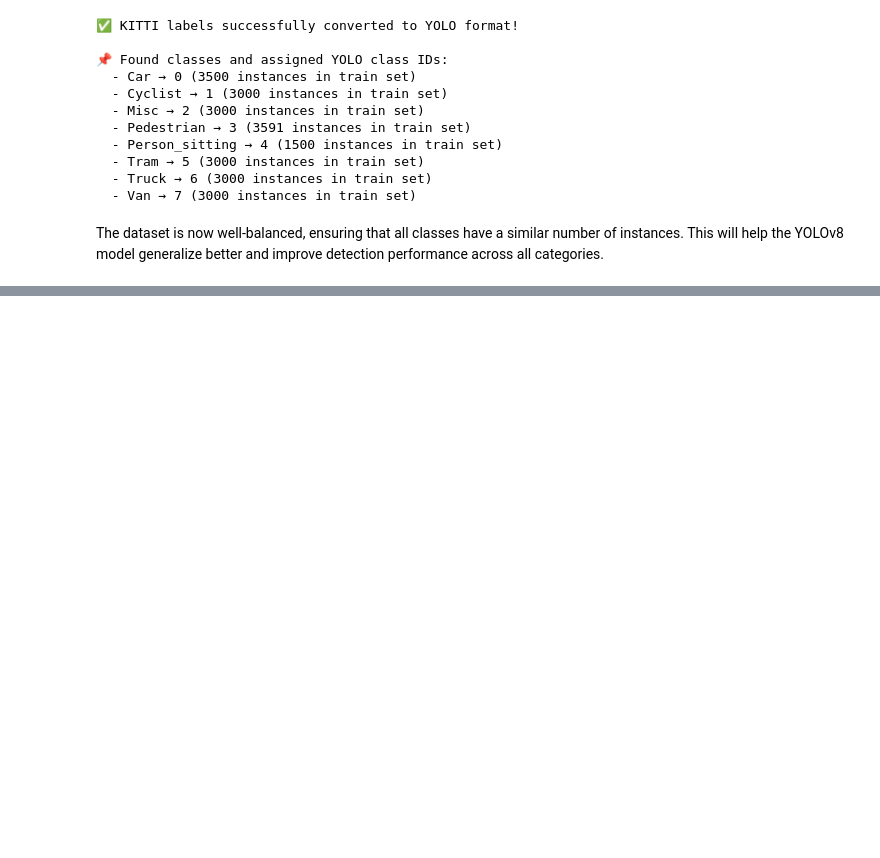
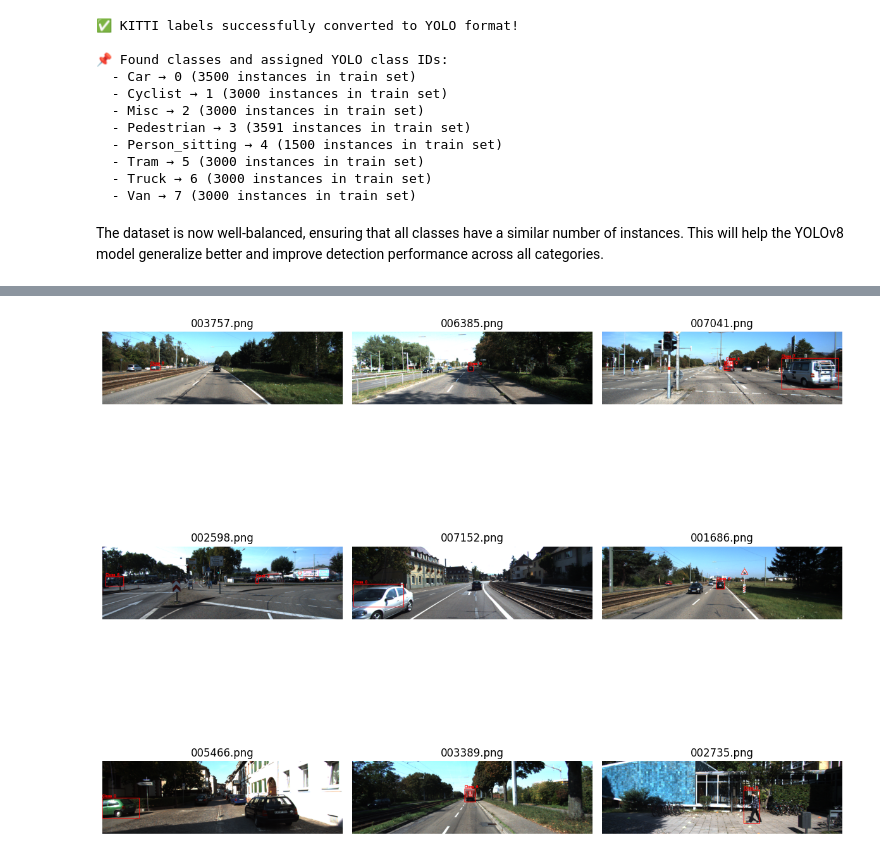
Before and after one commit to davydantoniuk/yolo-vehicle-detector, a Jupyter notebook: yolo-vehicle-detecor.ipynb, the cells around one changed output, grey strips where cells are left out. Cells and saved outputs as stored; diff of their text form; code cells hidden in the pictures; blank space fills up the shorter version.

Commit message:
Visualizing of augmented data

```diff
--- a/yolo-vehicle-detecor.ipynb
+++ b/yolo-vehicle-detecor.ipynb
@@ -734,0 +745,72 @@ The dataset is now well-balanced, ensuring that all classes have a similar numbe
+# %%
+def plot_random_images_with_boxes(split="balanced"):
+    """
+    Selects 9 random images from train or val and plots them with bounding boxes.
+    :param split: "train" or "val" to choose from the respective dataset.
+    """
+    # Define paths
+    images_dir = f"data/{split}/images"
+    labels_dir = f"data/{split}/labels"
+
+    # Get list of image files
+    image_files = [f for f in os.listdir(images_dir) if f.endswith(".png")]
+
+    if len(image_files) < 9:
+        print("❌ Not enough images to plot (need at least 9).")
+        return
+
+    # Randomly select 9 images
+    selected_images = random.sample(image_files, 9)
+
+    # Create 3x3 plot
+    fig, axes = plt.subplots(3, 3, figsize=(12, 12))
+
+    for idx, img_file in enumerate(selected_images):
+        # Load image
+        img_path = os.path.join(images_dir, img_file)
+        image = cv2.imread(img_path)
+        image = cv2.cvtColor(image, cv2.COLOR_BGR2RGB)  # Convert BGR to RGB for proper display
+
+        # Load corresponding label file
+        label_file = os.path.splitext(img_file)[0] + ".txt"
+        label_path = os.path.join(labels_dir, label_file)
+
+        if os.path.exists(label_path):
+            with open(label_path, "r") as f:
+                lines = f.readlines()
+
+            # Image dimensions
+            h, w, _ = image.shape
+
+            # Draw bounding boxes
+            for line in lines:
+                parts = line.strip().split()
+                if len(parts) != 5:
+                    continue  # Skip invalid lines
+
+                class_id, x_center, y_center, width, height = map(float, parts)
+
+                # Convert YOLO format (normalized) to pixel coordinates
+                x_min = int((x_center - width / 2) * w)
+                y_min = int((y_center - height / 2) * h)
+                x_max = int((x_center + width / 2) * w)
+                y_max = int((y_center + height / 2) * h)
+
+                # Draw rectangle
+                cv2.rectangle(image, (x_min, y_min), (x_max, y_max), (255, 0, 0), 2)
+                cv2.putText(image, f"Class {int(class_id)}", (x_min, y_min - 5),
+                            cv2.FONT_HERSHEY_SIMPLEX, 0.6, (255, 0, 0), 2)
+
+        # Plot image in 3x3 grid
+        ax = axes[idx // 3, idx % 3]
+        ax.imshow(image)
+        ax.axis("off")
+        ax.set_title(img_file)
+
+    plt.tight_layout()
+    plt.show()
+
+# Example usage: plot 9 random images from "train" or "val"
+plot_random_images_with_boxes("balanced")  # Change to "val" for validation data
+# %% [output]
+[figure, added]
```
Also changed, not shown: parts of 4 cells of this notebook.
